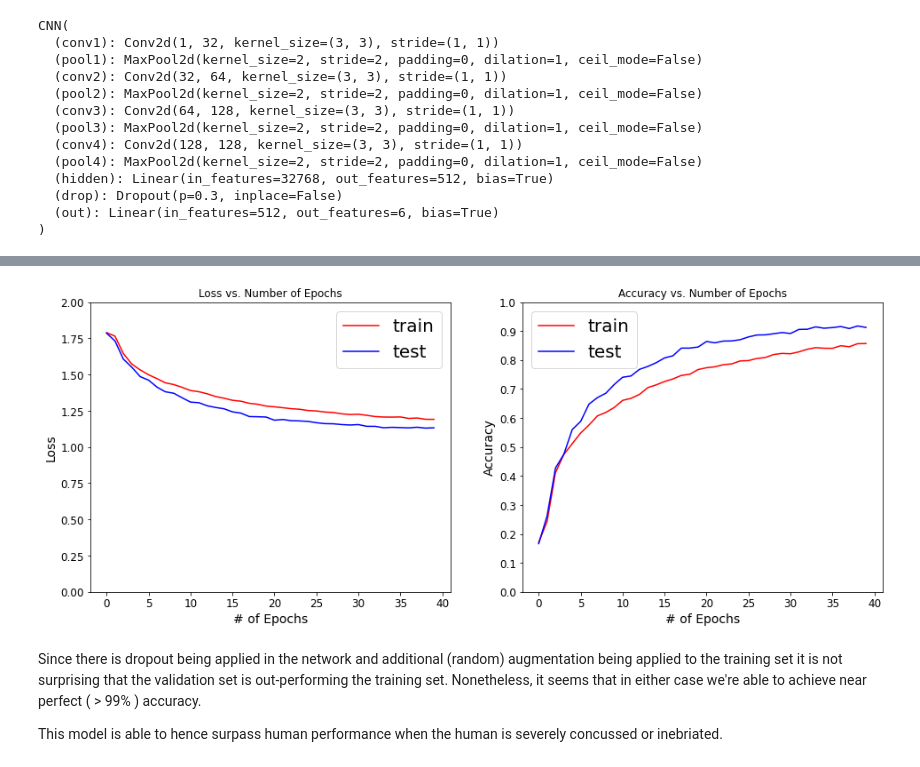
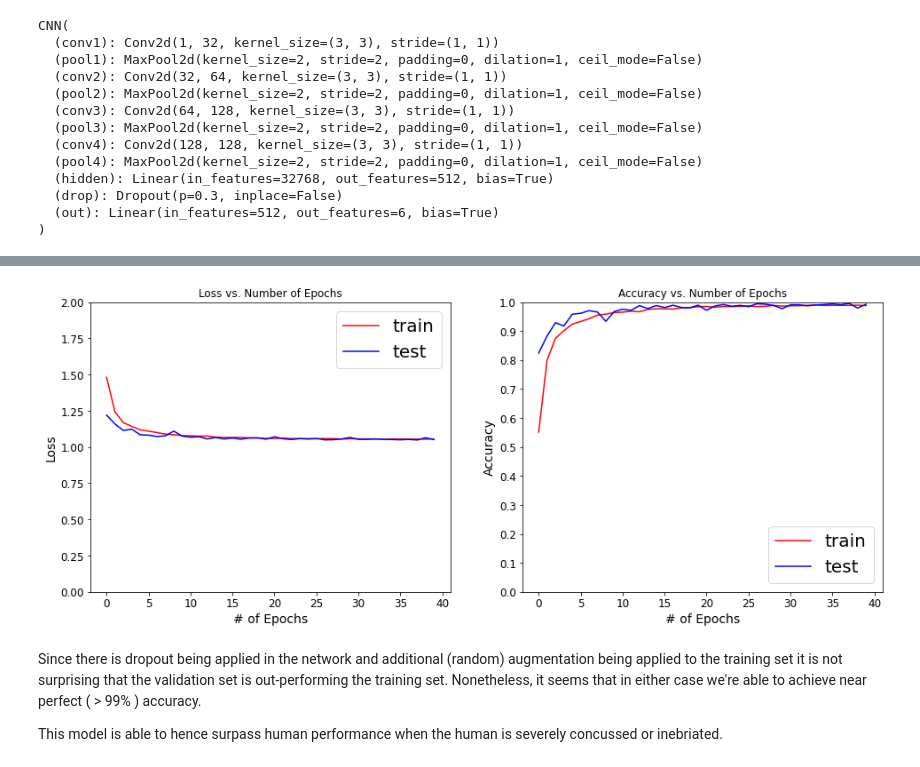
Before and after one commit to santiagonars/CNN-HowManyFingers-PyTorch, a Jupyter notebook: train-model.ipynb, the cells around one changed output, grey strips where cells are left out. Saved outputs shown, nothing was run; the diff lists cells and outputs as text; code cells hidden in the pictures.

```diff
--- a/train-model.ipynb
+++ b/train-model.ipynb
@@ -216,8 +216,8 @@ Construct an loss function, and an optimizer.
 # %%
 criterion = nn.CrossEntropyLoss()
 
-optimizer = optim.Adadelta(model.parameters(), lr=0.001)
-
+# optimizer = optim.Adadelta(model.parameters(), lr=0.001)
+optimizer = optim.Adadelta(model.parameters(), lr=0.1)
 # Construct learning rate scheduler
 lr_scheduler = torch.optim.lr_scheduler.StepLR(optimizer, step_size=3, gamma=0.1)
 # %% [markdown]
@@ -358,36 +358,36 @@ Best val Acc: 0.917676
 train_loss_hist = []
 val_loss_hist = []
 train_acc_hist = []
 val_acc_hist = []
 
 train_loss_hist = [h for h in loss_history['train']]
 val_loss_hist = [h for h in loss_history['val']]
 train_acc_hist = [h.cpu().numpy() for h in acc_history['train']]
 val_acc_hist = [h.cpu().numpy() for h in acc_history['val']]
 
 plt.figure(figsize=(16,6))
 plt.subplot(1,2,1)
 plt.title("Loss vs. Number of Epochs")
 plt.xlabel("# of Epochs")
 plt.ylabel("Loss")
 plt.plot(range(NUM_EPOCHS), train_loss_hist,'r-', label="train")
 plt.plot(range(NUM_EPOCHS), val_loss_hist,'b-', label="test")
 plt.ylim((0,2))
 plt.xticks(np.arange(0, NUM_EPOCHS+1, 5.0))
-plt.legend(prop={'size': 20})
+plt.legend(prop={'size': 20}, loc='upper right')
 plt.subplot(1,2,2)
 plt.title("Accuracy vs. Number of Epochs")
 plt.xlabel("# of Epochs")
 plt.ylabel("Accuracy")
 plt.plot(range(NUM_EPOCHS), train_acc_hist,'r-', label="train")
 plt.plot(range(NUM_EPOCHS), val_acc_hist,'b-', label="test")
 plt.ylim((0,1.))
 plt.xticks(np.arange(0, NUM_EPOCHS+1, 5.0))
 plt.yticks(np.arange(0, 1.1, 0.1))
-plt.legend(prop={'size': 20})
+plt.legend(prop={'size': 20}, loc='lower right')
 plt.show()
 # %% [output]
-[figure, old version]
+[figure, new version]
 # %% [markdown]
 Since there is dropout being applied in the network and additional (random) augmentation being applied to the training set it is not surprising that the validation set is out-performing the training set. Nonetheless, it seems that in either case we're able to achieve near perfect ( > 99% ) accuracy.
 
```
Also changed, not shown: parts of 1 cell of this notebook.
